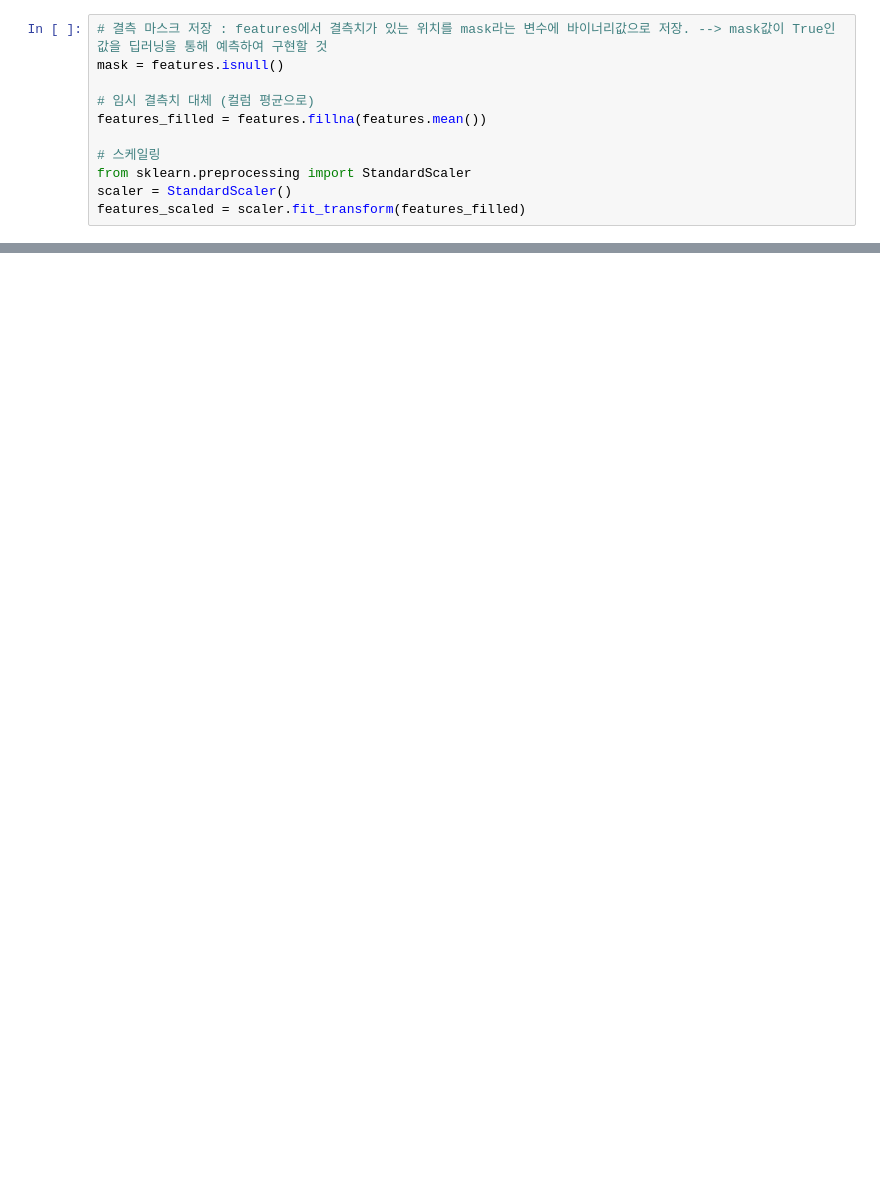
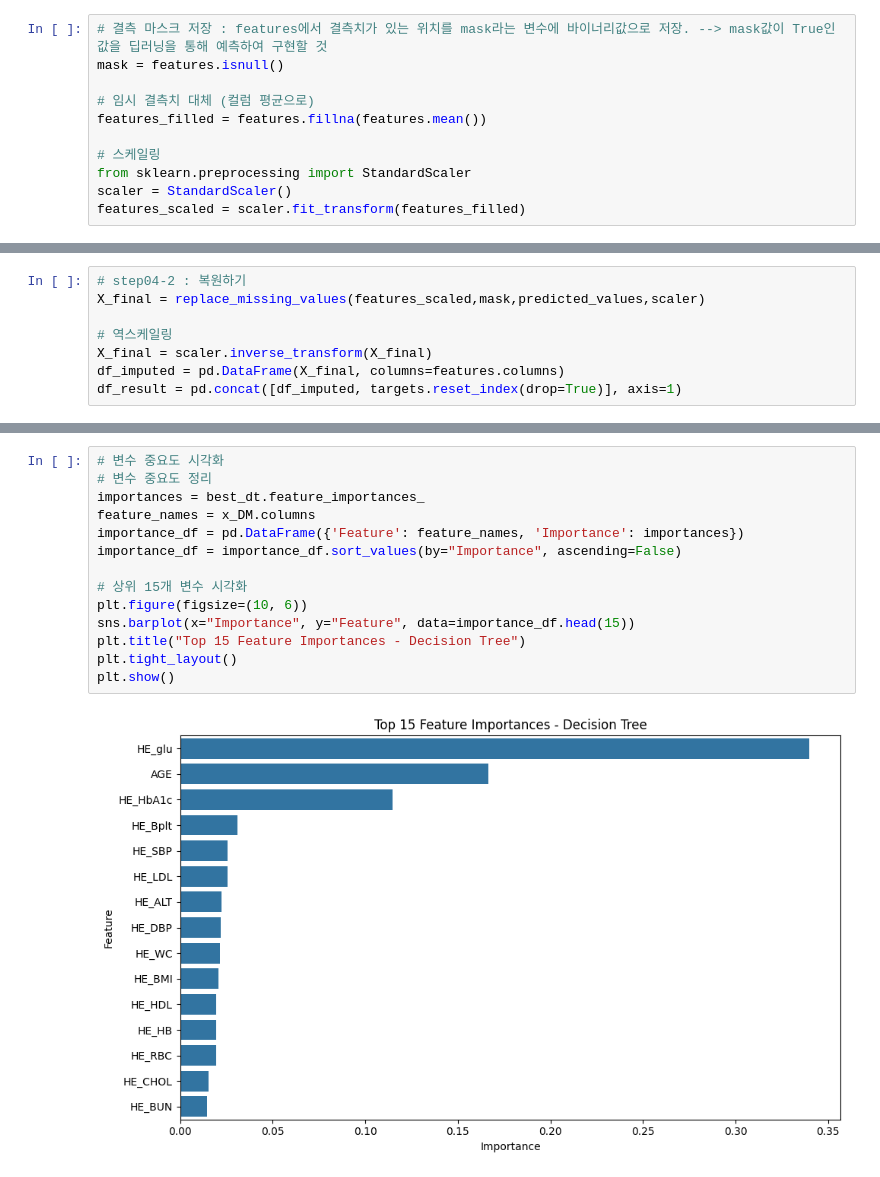
Before and after one commit to dibk100/study_Data4Quality, a Jupyter notebook: task01_DeepImpute_Health/Q1_DataProcessing.ipynb, the cells around one changed output, grey strips where cells are left out. Drawn from its saved outputs; the diff is of its cells as text; blank space fills up the shorter version.

```diff
--- a/task01_DeepImpute_Health/Q1_DataProcessing.ipynb
+++ b/task01_DeepImpute_Health/Q1_DataProcessing.ipynb
@@ -199,0 +215,8 @@ df_result
+# %%
+# step04-2 : 복원하기
+X_final = replace_missing_values(features_scaled,mask,predicted_values,scaler)
+
+# 역스케일링
+X_final = scaler.inverse_transform(X_final)
+df_imputed = pd.DataFrame(X_final, columns=features.columns)
+df_result = pd.concat([df_imputed, targets.reset_index(drop=True)], axis=1)
@@ -199,0 +439,16 @@ df_result
+# %%
+# 변수 중요도 시각화
+# 변수 중요도 정리
+importances = best_dt.feature_importances_
+feature_names = x_DM.columns
+importance_df = pd.DataFrame({'Feature': feature_names, 'Importance': importances})
+importance_df = importance_df.sort_values(by="Importance", ascending=False)
+
+# 상위 15개 변수 시각화
+plt.figure(figsize=(10, 6))
+sns.barplot(x="Importance", y="Feature", data=importance_df.head(15))
+plt.title("Top 15 Feature Importances - Decision Tree")
+plt.tight_layout()
+plt.show()
+# %% [output]
+[figure, added]
```
Also changed, not shown: parts of 32 cells of this notebook, 4 other files.
